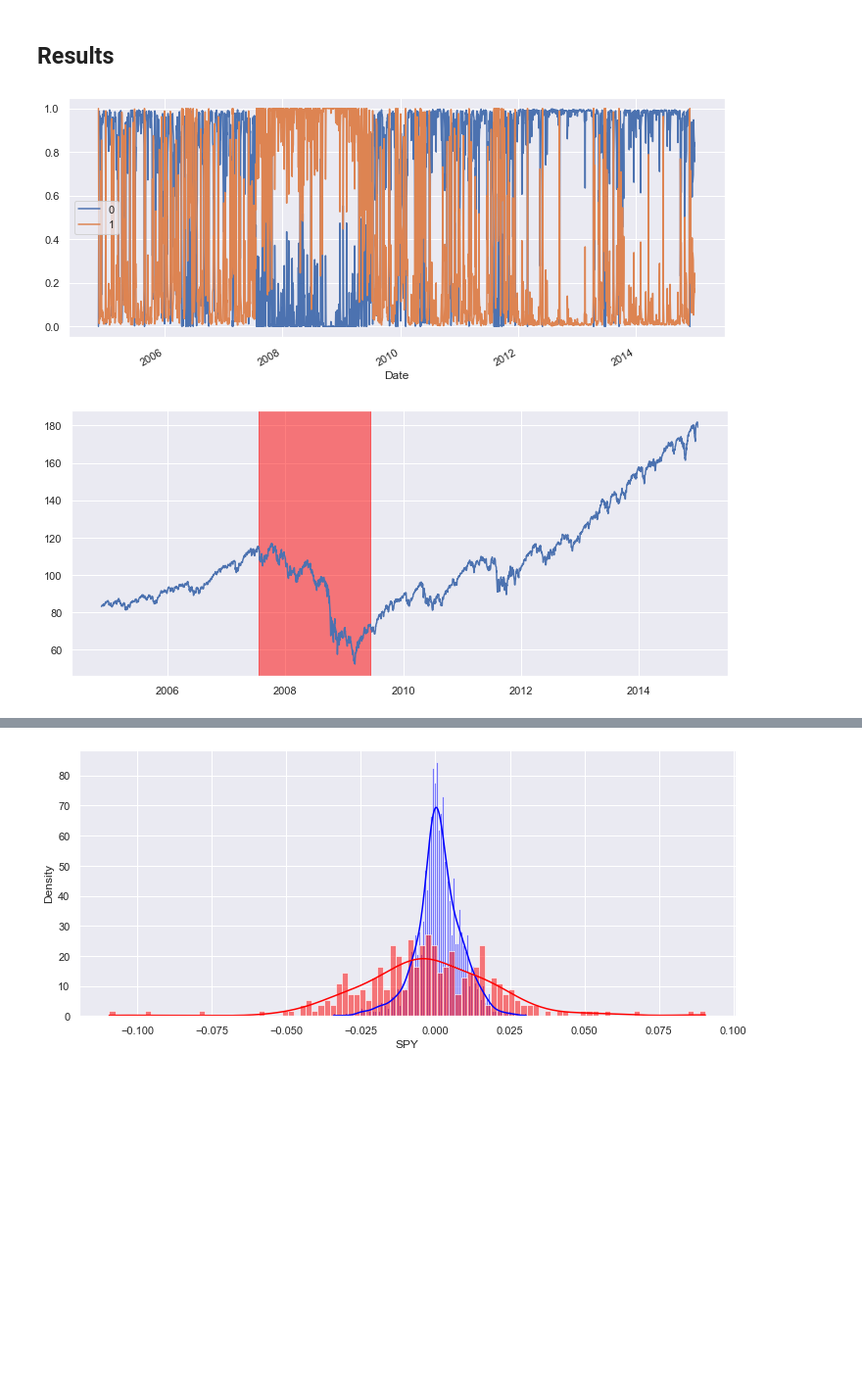
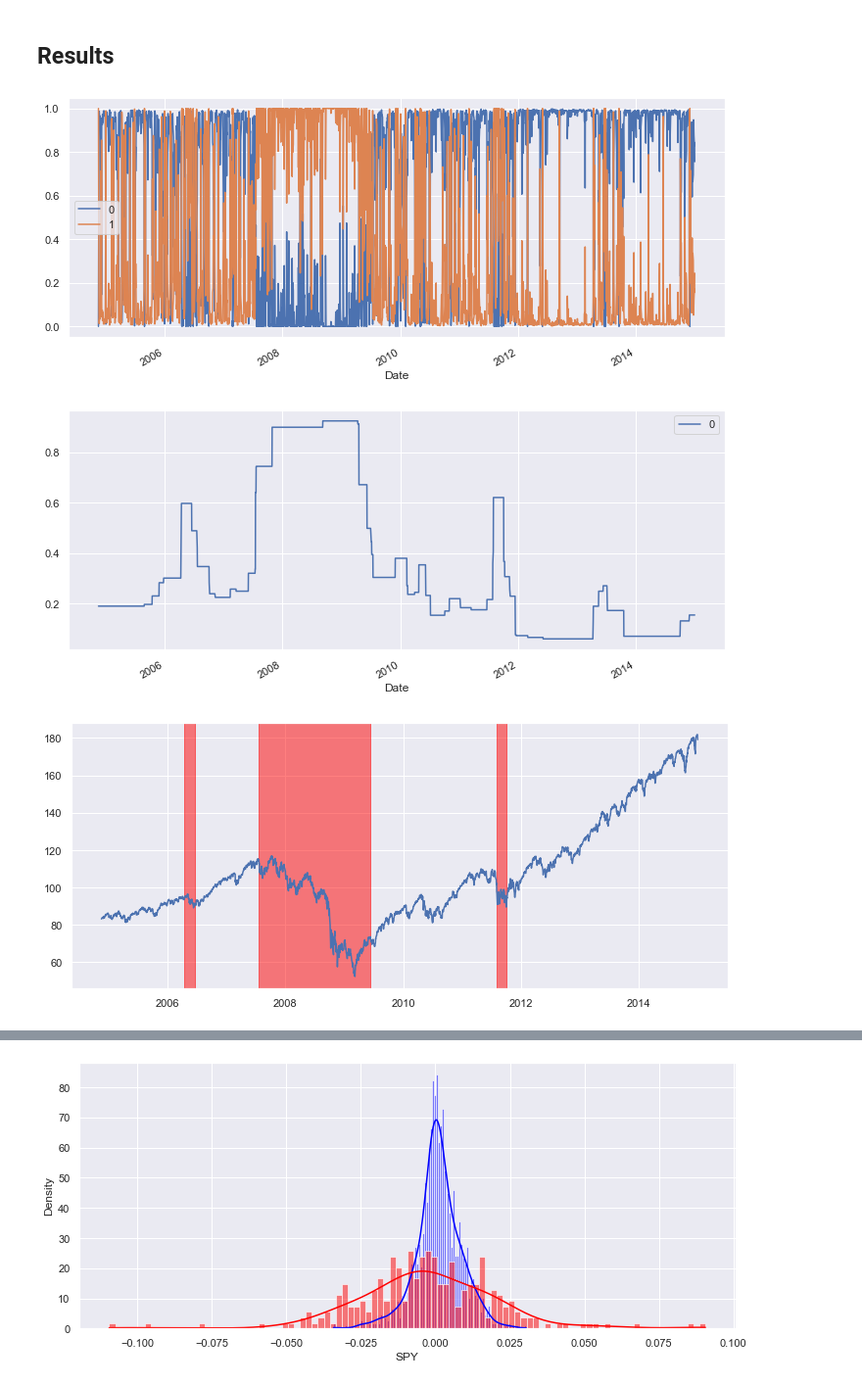
Before and after one commit to enexqnt/quantallocation, a Jupyter notebook: RBAA HMM.ipynb, the cells around one changed output, grey strips where cells are left out. Shown at 98% size. Drawn from its saved outputs; the diff is of its cells as text; code cells hidden in the pictures; blank space fills up the shorter version.

```diff
--- a/RBAA HMM.ipynb
+++ b/RBAA HMM.ipynb
@@ -104,8 +141,8 @@ plot_regimes_hist(res_train,'GLD')
 # %%
-def regimes(x,plott=True,):
+def regimes(x,lambdaa,plott=True):
     ptrain=pd.DataFrame(model.predict_proba(x),index=x.index)
 
-    betas=trend_filtering(ptrain[1].values,15)
+    betas=trend_filtering(ptrain[1].values,lambdaa)
     smtrain=pd.DataFrame(betas,index=ptrain.index)
 
     rtrain=pd.DataFrame(index=smtrain.index, columns=['P'])
@@ -117,6 +154,7 @@ def regimes(x,plott=True,):
 
     if plott==True:
         ptrain.plot()
+        smtrain.plot()
 
         fig, ax = plt.subplots()
         plt.plot(data['SPY'].loc[x.index])
@@ -157,10 +193,11 @@ def trend_filtering(data,lambda_value):
 # %% [markdown]
 ## Results
 # %%
-r_train=regimes(train)
+r_train=regimes(train,lambdaa=6)
 # %% [output]
 [figure]
-[figure, old version]
+[figure, new version]
+[figure, added]
 # %%
 res_train['state']=r_train[0]
 res_train.dropna(inplace=True)
```
Also changed, not shown: parts of 54 cells of this notebook.
